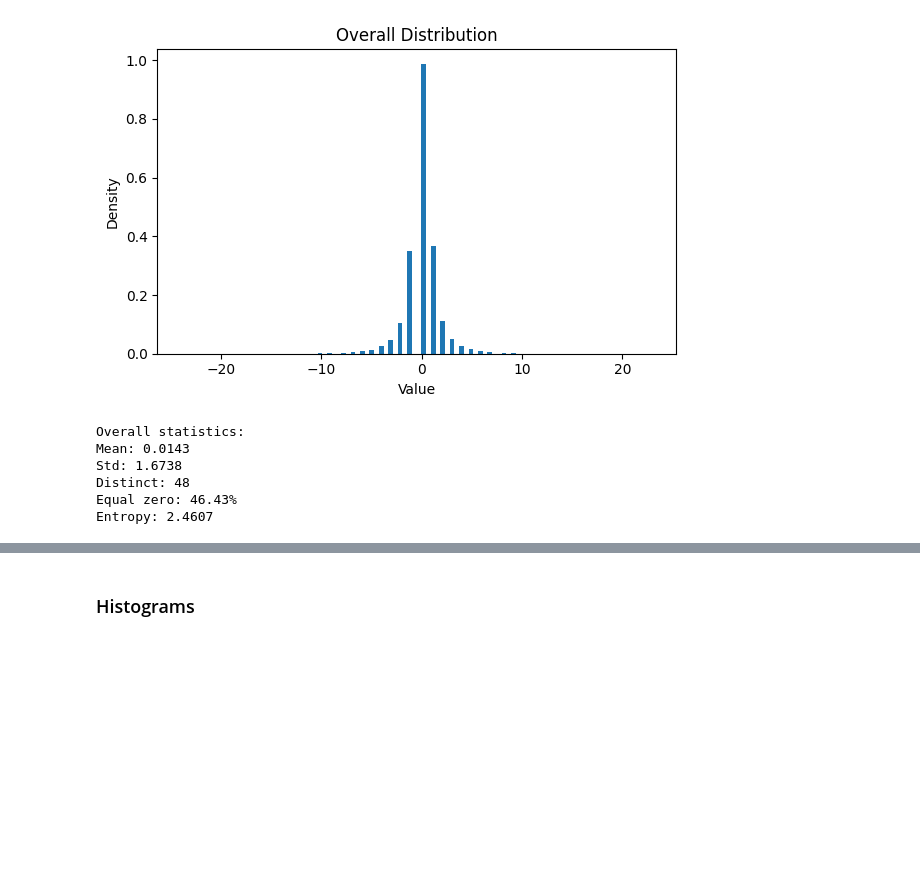
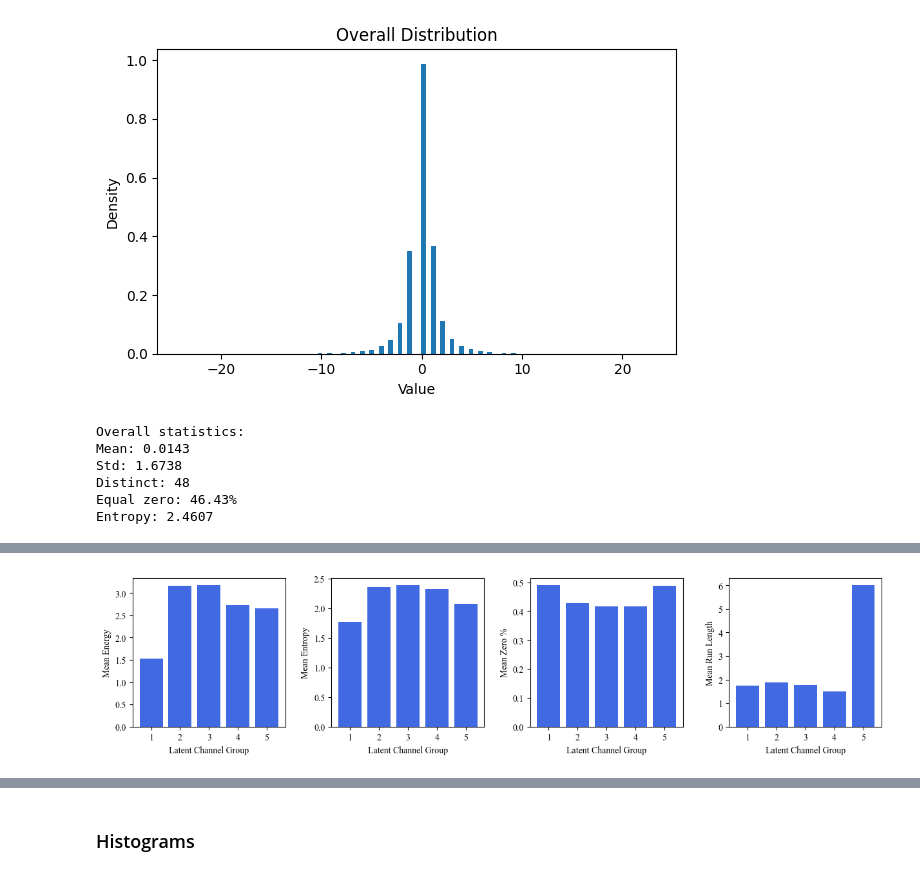
Before and after one commit to zb-umkc/elic_dct, a Jupyter notebook: elic_dct_rle.ipynb, the cells around one changed output, grey strips where cells are left out. Saved outputs shown, nothing was run; the diff lists cells and outputs as text; code cells hidden in the pictures; blank space fills up the shorter version.

```diff
--- a/elic_dct_rle.ipynb
+++ b/elic_dct_rle.ipynb
@@ -154 +200,7 @@ plot_channel_signal(runs, plot_means=False, plot_medians=False, title="Mean Run
+# %%
+input_signals = [energies, entropies, zeroes, runs]
+ylabels = ["Mean Energy", "Mean Entropy", "Mean Zero %", "Mean Run Length"]
+plot_channel_group_signals(input_signals, titles=None, ylabels=ylabels, color="royalblue")
+# %% [output]
+[figure, added]
 # %%
```
Also changed, not shown: parts of 23 cells of this notebook.
